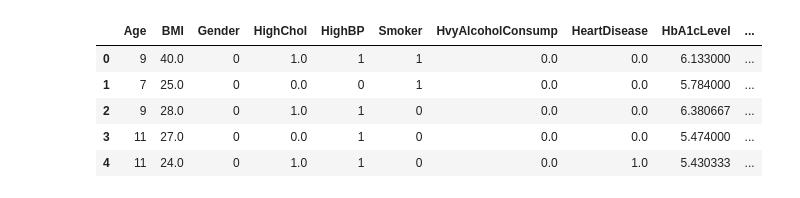
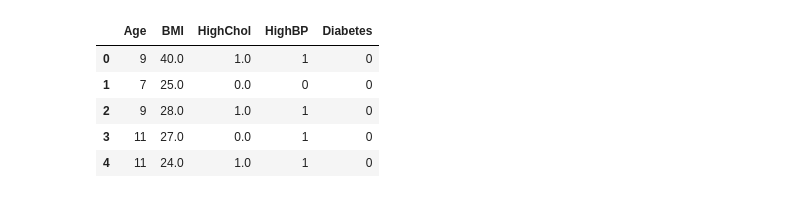
Before and after one commit to pdpavandesai/MergingDiabetesData, a Jupyter notebook: MergedDatasetPrep.ipynb, the cells around one changed output. Saved outputs shown, nothing was run; the diff lists cells and outputs as text; code cells hidden in the pictures.

```diff
--- a/MergedDatasetPrep.ipynb
+++ b/MergedDatasetPrep.ipynb
@@ -139,12 +118,12 @@ Saving FT_Merged_dataset_PostOutlier_Treatment.csv to FT_Merged_dataset_PostOutl
 # %%
-fmds_train = pd.read_csv(io.BytesIO(uploaded['FT_Merged_dataset_PostOutlier_Treatment (1).csv']))
-fmds_train_copy = fmds_train.copy()
+fully_merged_dataset = pd.read_csv(io.BytesIO(uploaded['filled_diabetes_data.csv']))
+fully_merged_dataset_copy = fully_merged_dataset.copy()
 # %%
-fmds_train_copy.head()
+fully_merged_dataset_copy.head()
 # %% [output]
-|  | Age | BMI | Gender | HighChol | HighBP | Smoker | HvyAlcoholConsump | HeartDisease | HbA1cLevel | ... |
-| 0 | 9 | 40.0 | 0 | 1.0 | 1 | 1 | 0.0 | 0.0 | 6.133000 | ... |
-| 1 | 7 | 25.0 | 0 | 0.0 | 0 | 1 | 0.0 | 0.0 | 5.784000 | ... |
-| 2 | 9 | 28.0 | 0 | 1.0 | 1 | 0 | 0.0 | 0.0 | 6.380667 | ... |
-| 3 | 11 | 27.0 | 0 | 0.0 | 1 | 0 | 0.0 | 0.0 | 5.474000 | ... |
-| 4 | 11 | 24.0 | 0 | 1.0 | 1 | 0 | 0.0 | 1.0 | 5.430333 | ... |
+|  | Age | BMI | HighChol | HighBP | Diabetes |
+| 0 | 9 | 40.0 | 1.0 | 1 | 0 |
+| 1 | 7 | 25.0 | 0.0 | 0 | 0 |
+| 2 | 9 | 28.0 | 1.0 | 1 | 0 |
+| 3 | 11 | 27.0 | 0.0 | 1 | 0 |
+| 4 | 11 | 24.0 | 1.0 | 1 | 0 |
```
Also changed, not shown: parts of 33 cells of this notebook.
